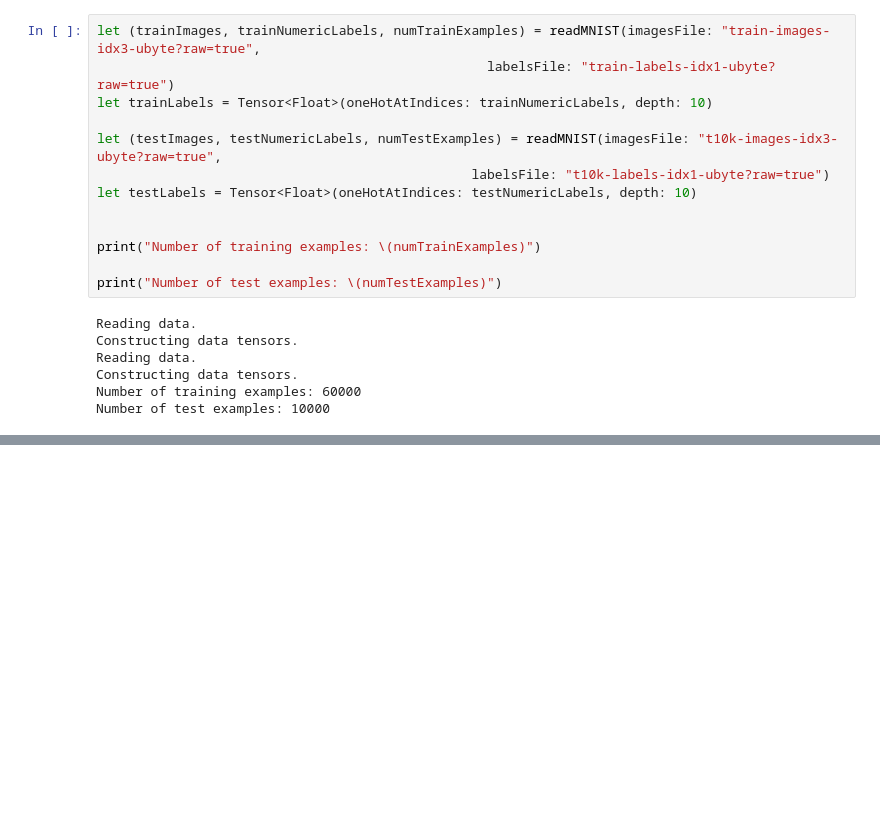
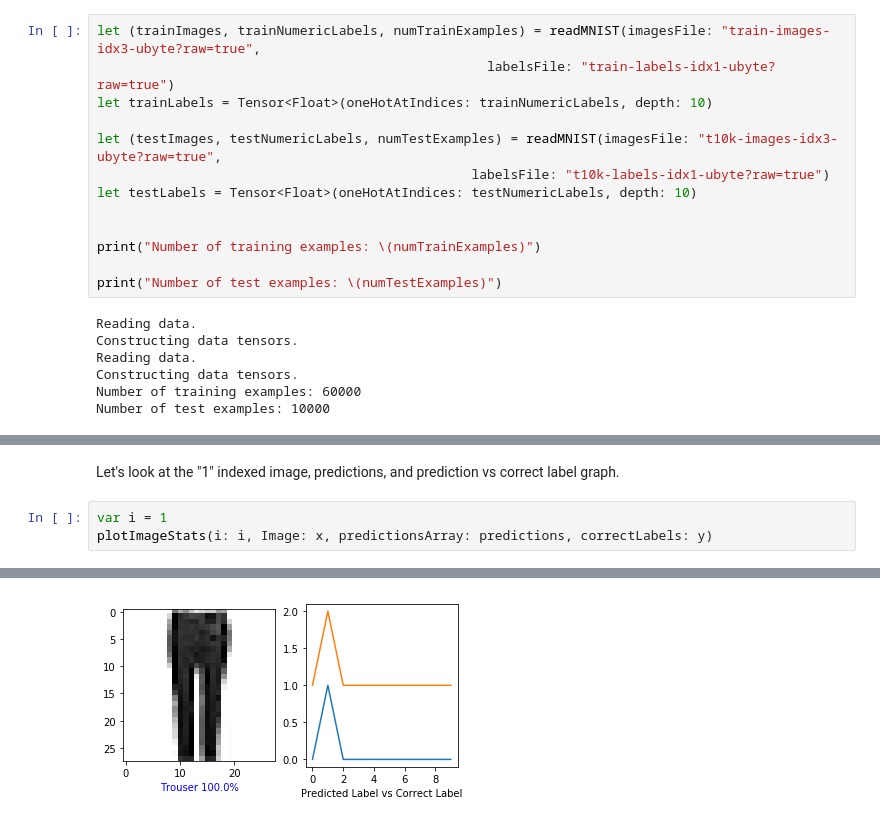
Before and after one commit to F20170604/S4TF-Tutorials, a Jupyter notebook: S4TF_Tutorial_4.ipynb, the cells around one changed output, grey strips where cells are left out. Saved outputs shown, nothing was run; the diff lists cells and outputs as text; blank space fills up the shorter version.

```diff
--- a/S4TF_Tutorial_4.ipynb
+++ b/S4TF_Tutorial_4.ipynb
@@ -263,0 +522,6 @@ Beginning training...
+# %% [markdown]
+Let's look at the "1" indexed image, predictions, and prediction vs correct label graph.
+# %%
+var i = 1
+plotImageStats(i: i, Image: x, predictionsArray: predictions, correctLabels: y)
+# %% [output]
@@ -263,0 +530 @@ Beginning training...
+[figure, added]
```
Also changed, not shown: parts of 52 cells of this notebook.
